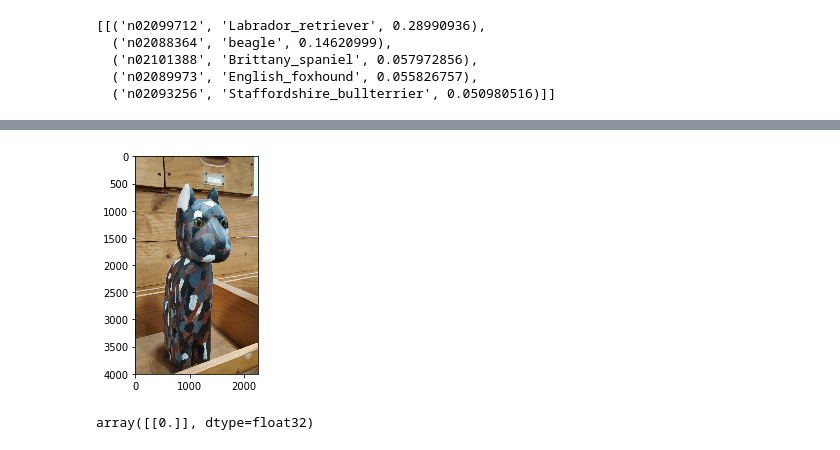
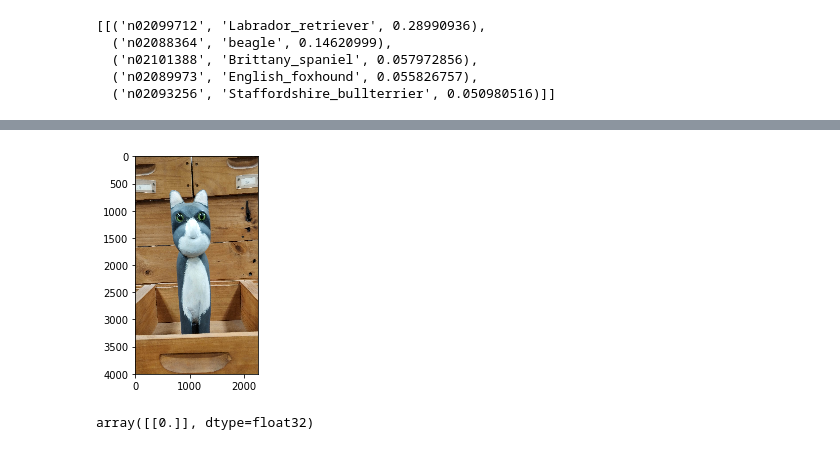
Before and after one commit to MenshikovDmitry/cv_workshop, a Jupyter notebook: Deep Workshop.ipynb, the cells around one changed output, grey strips where cells are left out. Cells and saved outputs as stored; diff of their text form; code cells hidden in the pictures.

```diff
--- a/Deep Workshop.ipynb
+++ b/Deep Workshop.ipynb
@@ -229,8 +230,8 @@ plt.show()
 # %%
 #look! it even works for the cats from the library, 7th level :)
-x=prep_im("c2.jpg",(100,100))
+x=prep_im("c1.jpg",(100,100))
 # %% [output]
-[figure, old version]
+[figure, new version]
 # %%
 mymodel.predict(x)
 # %% [output]
```
Also changed, not shown: parts of 5 cells of this notebook.
